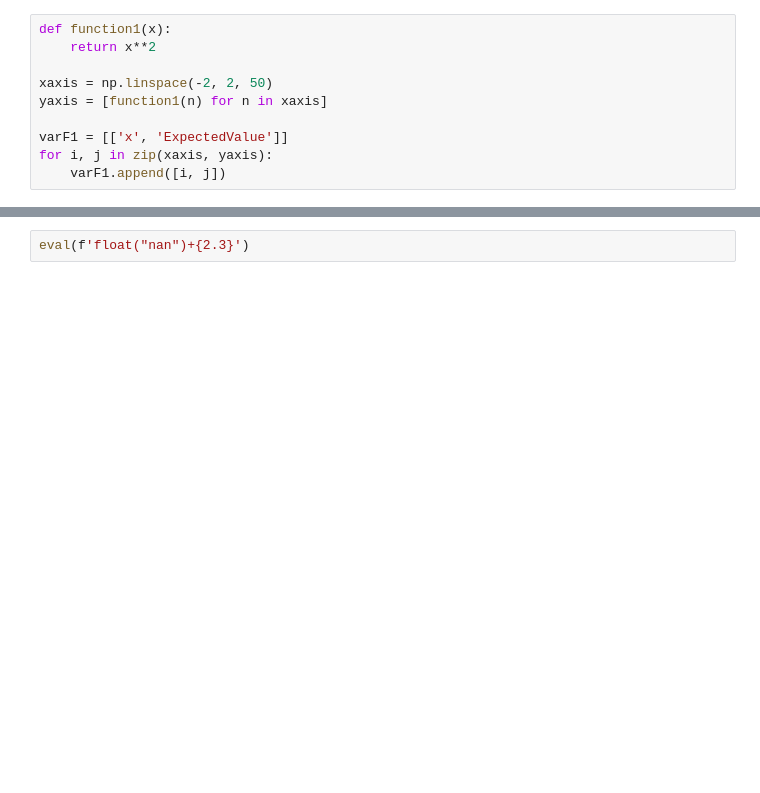
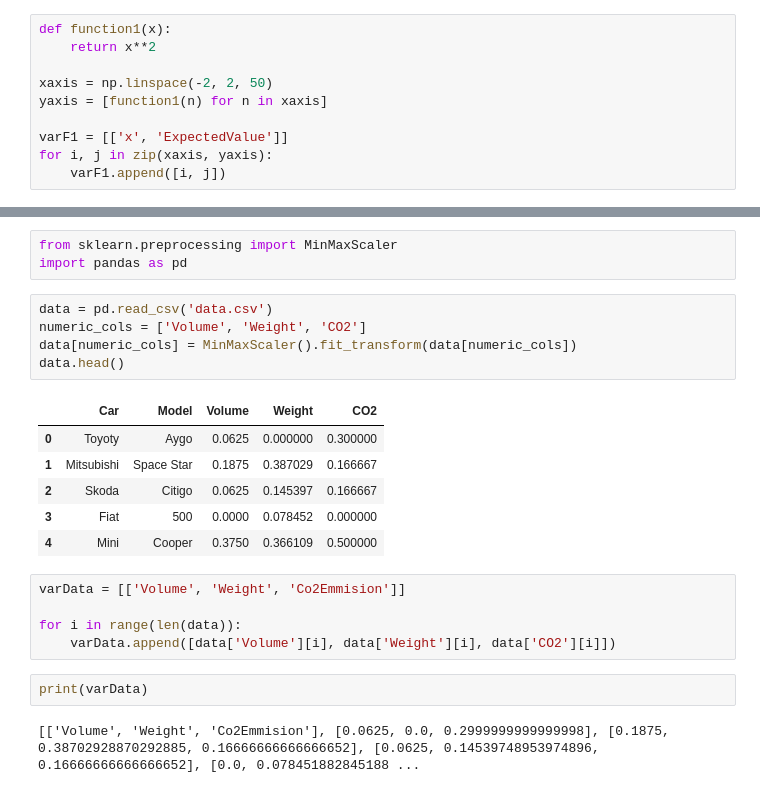
Before and after one commit to PetarP02/RIProjekat, a Jupyter notebook: Test.ipynb, the cells around one changed output, grey strips where cells are left out. Drawn from its saved outputs; the diff is of its cells as text; blank space fills up the shorter version.

```diff
--- a/Test.ipynb
+++ b/Test.ipynb
@@ -88,2 +96,24 @@ plt.show()
-# %%
-eval(f'float("nan")+{2.3}')
+# %%
+from sklearn.preprocessing import MinMaxScaler
+import pandas as pd
+# %%
+data = pd.read_csv('data.csv')
+numeric_cols = ['Volume', 'Weight', 'CO2']
+data[numeric_cols] = MinMaxScaler().fit_transform(data[numeric_cols])
+data.head()
+# %% [output]
+|  | Car | Model | Volume | Weight | CO2 |
+| 0 | Toyoty | Aygo | 0.0625 | 0.000000 | 0.300000 |
+| 1 | Mitsubishi | Space Star | 0.1875 | 0.387029 | 0.166667 |
+| 2 | Skoda | Citigo | 0.0625 | 0.145397 | 0.166667 |
+| 3 | Fiat | 500 | 0.0000 | 0.078452 | 0.000000 |
+| 4 | Mini | Cooper | 0.3750 | 0.366109 | 0.500000 |
+# %%
+varData = [['Volume', 'Weight', 'Co2Emmision']]
+
+for i in range(len(data)):
+    varData.append([data['Volume'][i], data['Weight'][i], data['CO2'][i]])
+# %%
+print(varData)
+# %% [output]
+[['Volume', 'Weight', 'Co2Emmision'], [0.0625, 0.0, 0.2999999999999998], [0.1875, 0.38702928870292885, 0.16666666666666652], [0.0625, 0.14539748953974896, 0.16666666666666652], [0.0, 0.078451882845188 ...
```
Also changed, not shown: parts of 6 cells of this notebook, 4 other files.
